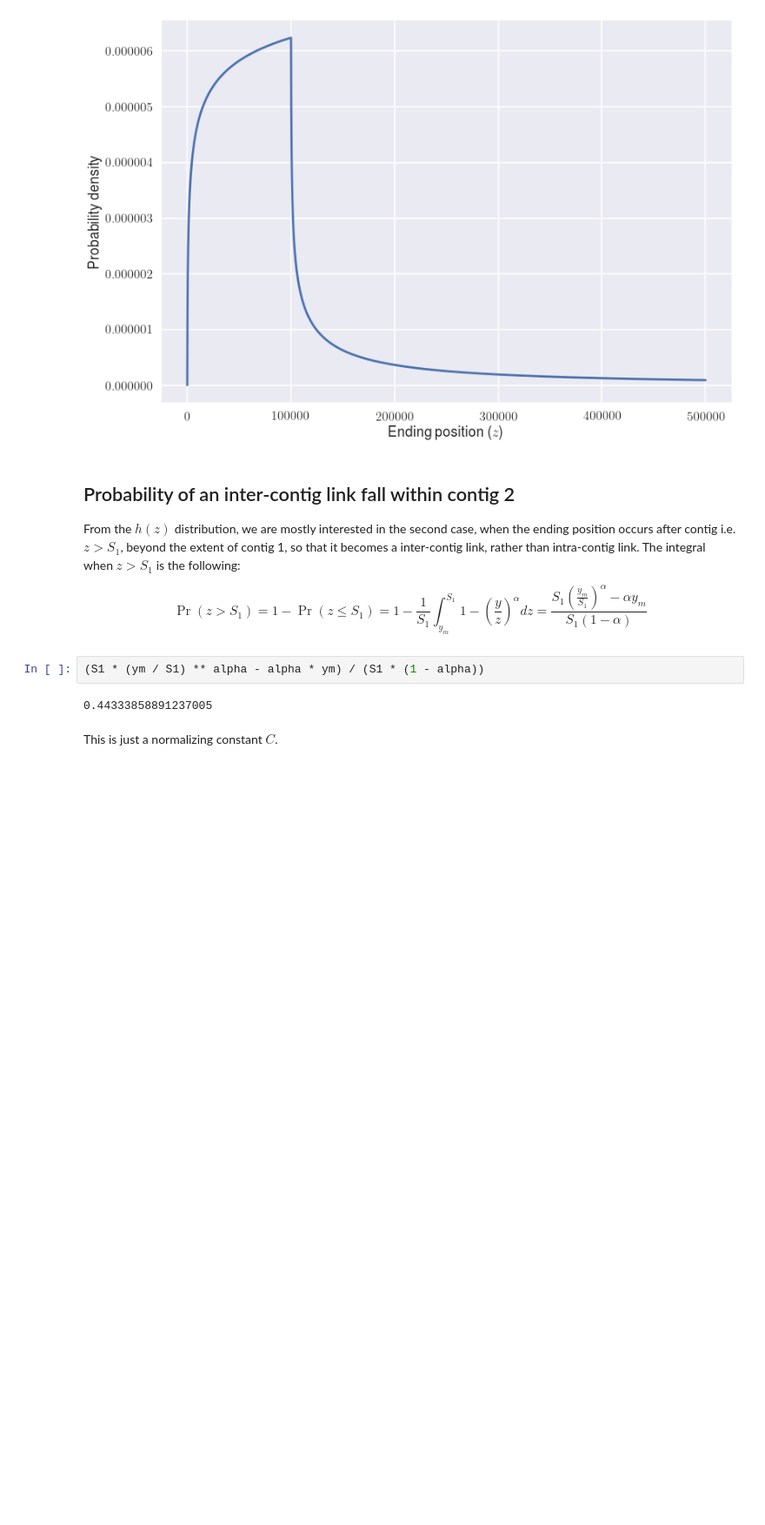
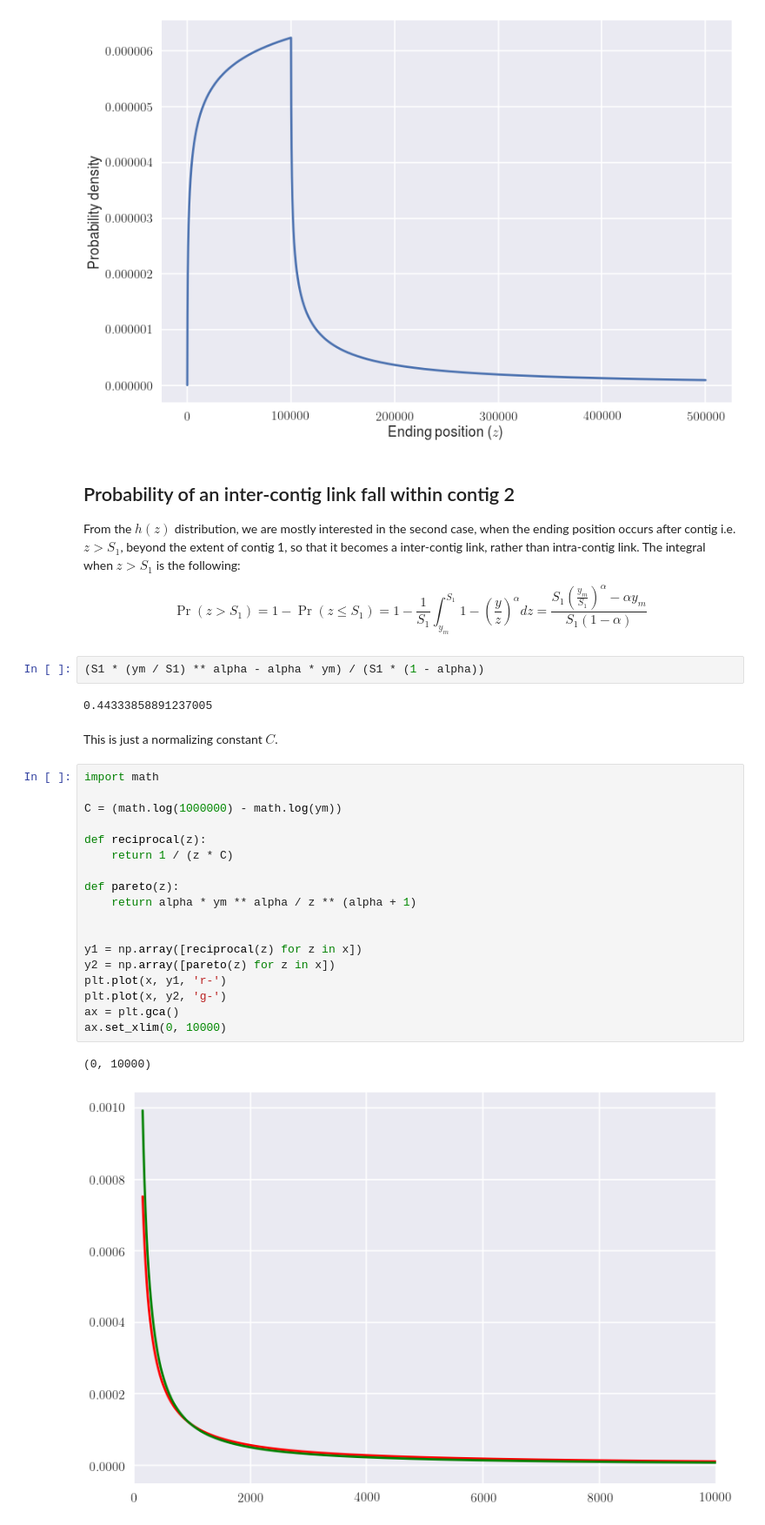
Before and after one commit to tanghaibao/allhic, a Jupyter notebook: notebooks/Probability-distribution-HIC.ipynb, the cells around one changed output. Shown at 87% size. Saved outputs shown, nothing was run; the diff lists cells and outputs as text; blank space fills up the shorter version.

Commit message:
[notebooks] plot probability distribution

```diff
--- a/notebooks/Probability-distribution-HIC.ipynb
+++ b/notebooks/Probability-distribution-HIC.ipynb
@@ -99,3 +99,24 @@ $$
 0.44333858891237005
 # %% [markdown]
 This is just a normalizing constant $C$.
+# %%
+import math
+
+C = (math.log(1000000) - math.log(ym))
+
+def reciprocal(z):
+    return 1 / (z * C)
+
+def pareto(z):
+    return alpha * ym ** alpha / z ** (alpha + 1)
+
+
+y1 = np.array([reciprocal(z) for z in x])
+y2 = np.array([pareto(z) for z in x])
+plt.plot(x, y1, 'r-')
+plt.plot(x, y2, 'g-')
+ax = plt.gca()
+ax.set_xlim(0, 10000)
+# %% [output]
+(0, 10000)
+[figure, added]
```
